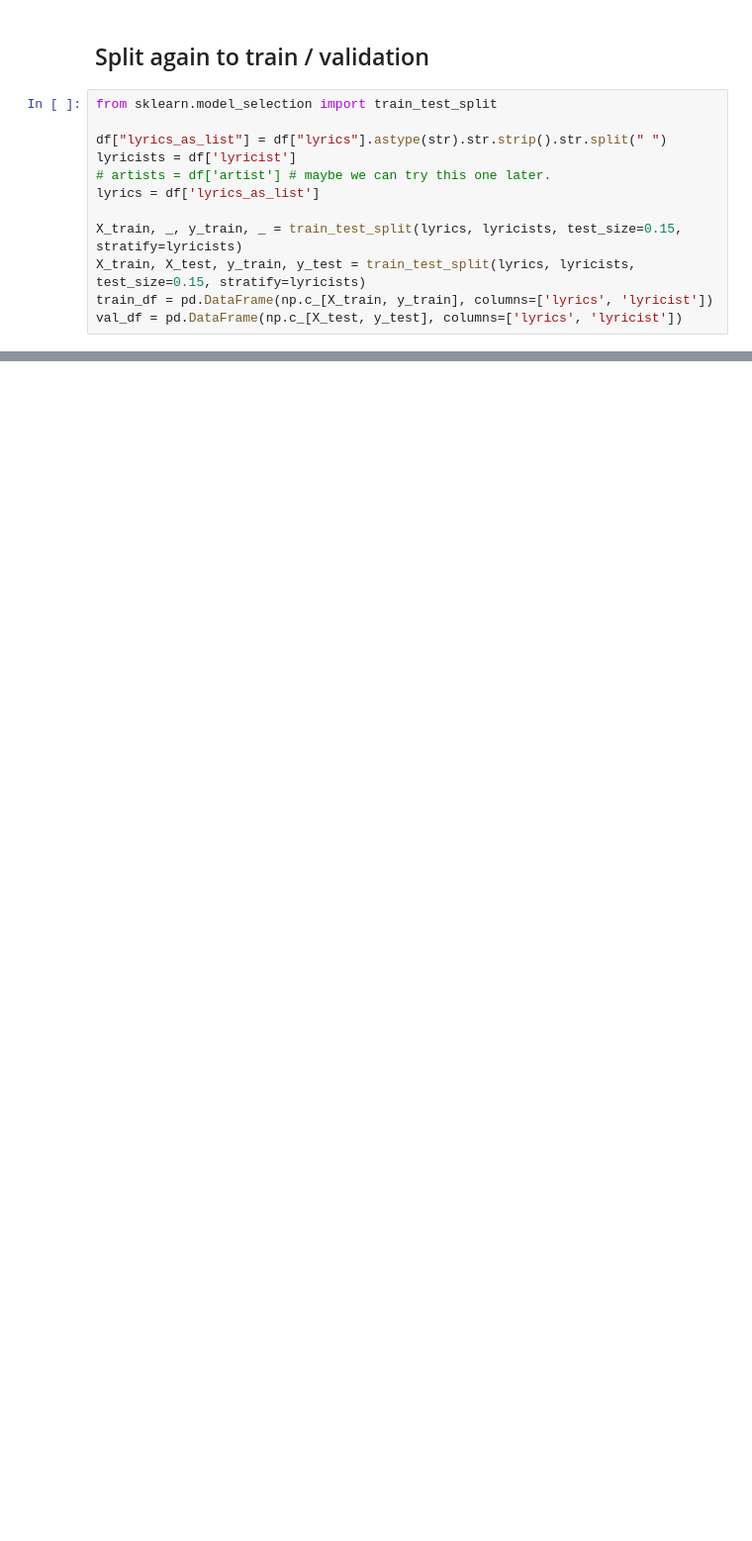
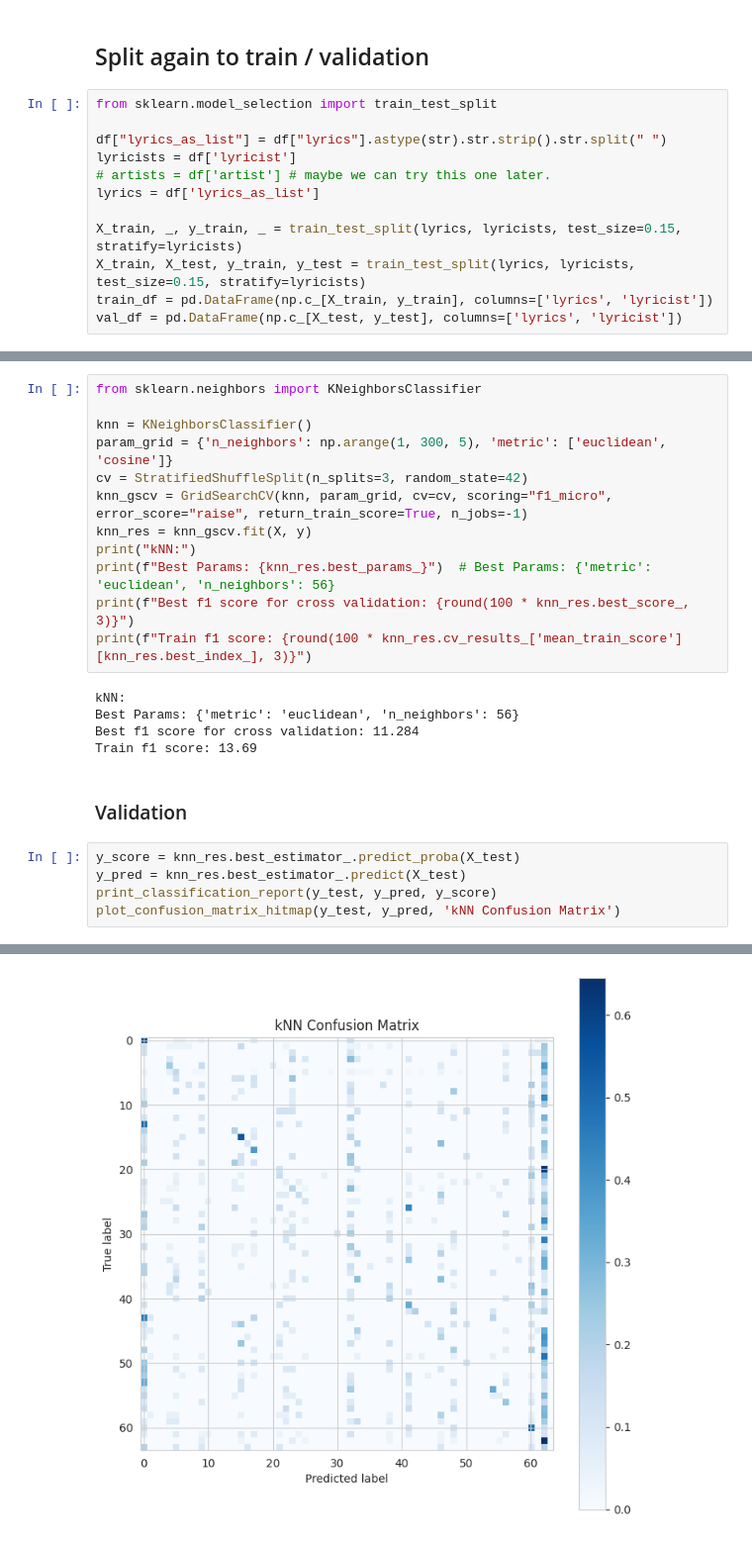
Before and after one commit to Bidusa-Kashani/MelodyMaster, a Jupyter notebook: 05 - RNN/05 - RNN.ipynb, the cells around one changed output, grey strips where cells are left out. Shown at 99% size. Drawn from its saved outputs; the diff is of its cells as text; blank space fills up the shorter version.

```diff
--- a/05 - RNN/05 - RNN.ipynb
+++ b/05 - RNN/05 - RNN.ipynb
@@ -386,0 +455,25 @@ project_lyricists(["משה פרץ", "לאה גולדברג"])
+# %%
+from sklearn.neighbors import KNeighborsClassifier
+
+knn = KNeighborsClassifier()
+param_grid = {'n_neighbors': np.arange(1, 300, 5), 'metric': ['euclidean', 'cosine']}
+cv = StratifiedShuffleSplit(n_splits=3, random_state=42)
+knn_gscv = GridSearchCV(knn, param_grid, cv=cv, scoring="f1_micro", error_score="raise", return_train_score=True, n_jobs=-1)
+knn_res = knn_gscv.fit(X, y)
+print("kNN:")
+print(f"Best Params: {knn_res.best_params_}")  # Best Params: {'metric': 'euclidean', 'n_neighbors': 56}
+print(f"Best f1 score for cross validation: {round(100 * knn_res.best_score_, 3)}")
+print(f"Train f1 score: {round(100 * knn_res.cv_results_['mean_train_score'][knn_res.best_index_], 3)}")
+# %% [output]
+kNN:
+Best Params: {'metric': 'euclidean', 'n_neighbors': 56}
+Best f1 score for cross validation: 11.284
+Train f1 score: 13.69
+# %% [markdown]
+### Validation
+# %%
+y_score = knn_res.best_estimator_.predict_proba(X_test)
+y_pred = knn_res.best_estimator_.predict(X_test)
+print_classification_report(y_test, y_pred, y_score)
+plot_confusion_matrix_hitmap(y_test, y_pred, 'kNN Confusion Matrix')
+# %% [output]
@@ -386,0 +497 @@ project_lyricists(["משה פרץ", "לאה גולדברג"])
+[figure, added]
```
Also changed, not shown: parts of 49 cells of this notebook, 2 other files.
